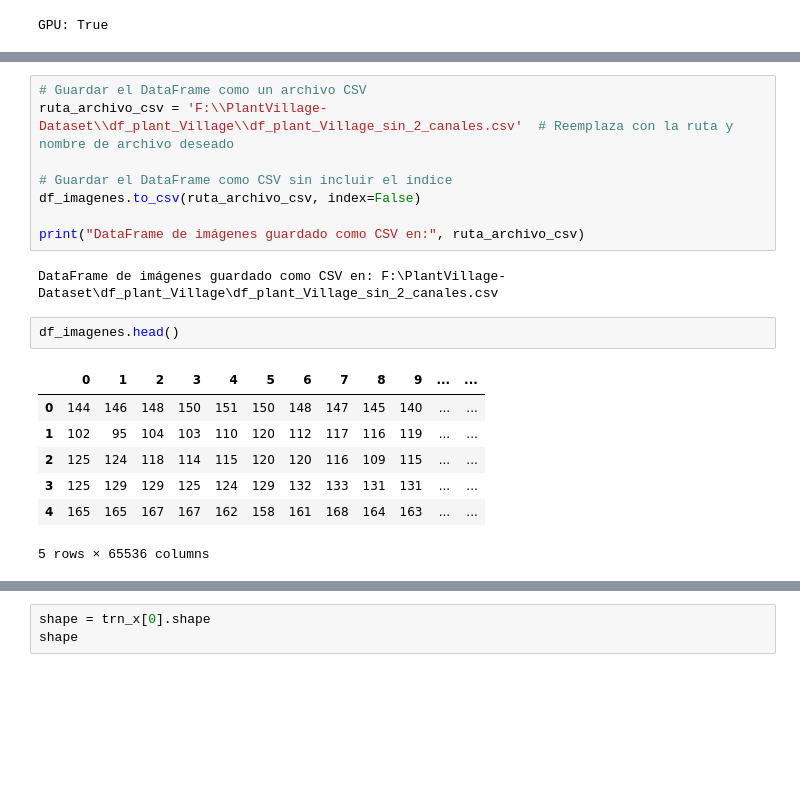
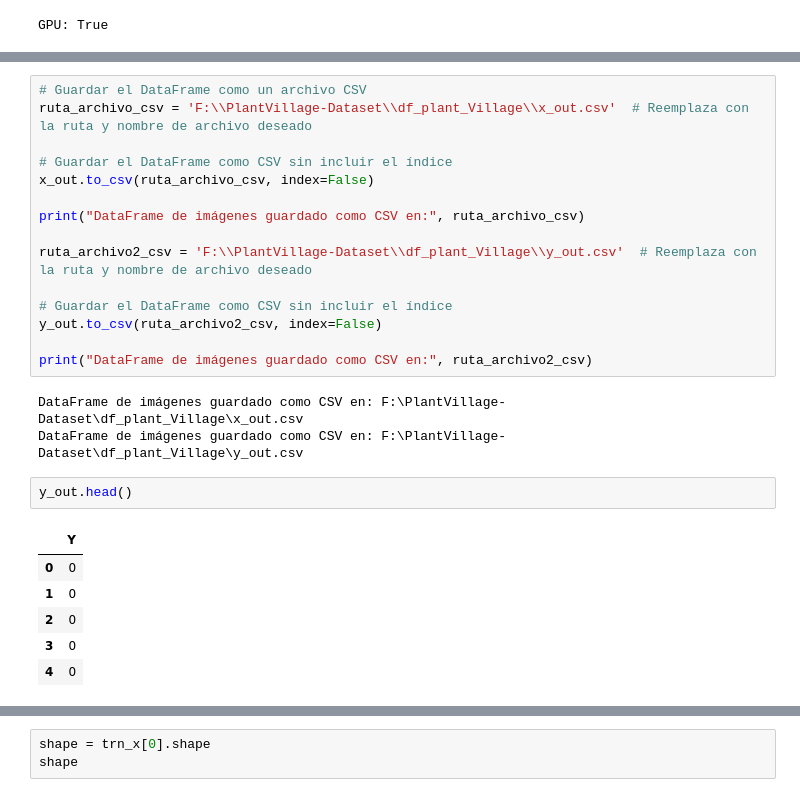
Before and after one commit to unbreakrermario/CD-1, a Jupyter notebook: MNIST_Pytorch_MLP.ipynb, the cells around one changed output, grey strips where cells are left out. Saved outputs shown, nothing was run; the diff lists cells and outputs as text; blank space fills up the shorter version.

```diff
--- a/MNIST_Pytorch_MLP.ipynb
+++ b/MNIST_Pytorch_MLP.ipynb
@@ -119,20 +69,27 @@ Cargando archivo 3875 de 18160: F:\PlantVillage-Dataset\Processed_Images\Tomato_
 # %%
 # Guardar el DataFrame como un archivo CSV
-ruta_archivo_csv = 'F:\\PlantVillage-Dataset\\df_plant_Village\\df_plant_Village_sin_2_canales.csv'  # Reemplaza con la ruta y nombre de archivo deseado
+ruta_archivo_csv = 'F:\\PlantVillage-Dataset\\df_plant_Village\\x_out.csv'  # Reemplaza con la ruta y nombre de archivo deseado
 
 # Guardar el DataFrame como CSV sin incluir el índice
-df_imagenes.to_csv(ruta_archivo_csv, index=False)
+x_out.to_csv(ruta_archivo_csv, index=False)
 
 print("DataFrame de imágenes guardado como CSV en:", ruta_archivo_csv)
+
+ruta_archivo2_csv = 'F:\\PlantVillage-Dataset\\df_plant_Village\\y_out.csv'  # Reemplaza con la ruta y nombre de archivo deseado
+
+# Guardar el DataFrame como CSV sin incluir el índice
+y_out.to_csv(ruta_archivo2_csv, index=False)
+
+print("DataFrame de imágenes guardado como CSV en:", ruta_archivo2_csv)
 # %% [output]
-DataFrame de imágenes guardado como CSV en: F:\PlantVillage-Dataset\df_plant_Village\df_plant_Village_sin_2_canales.csv
+DataFrame de imágenes guardado como CSV en: F:\PlantVillage-Dataset\df_plant_Village\x_out.csv
+DataFrame de imágenes guardado como CSV en: F:\PlantVillage-Dataset\df_plant_Village\y_out.csv
 # %%
-df_imagenes.head()
+y_out.head()
 # %% [output]
-|  | 0 | 1 | 2 | 3 | 4 | 5 | 6 | 7 | 8 | 9 | ... | ... |
-| 0 | 144 | 146 | 148 | 150 | 151 | 150 | 148 | 147 | 145 | 140 | ... | ... |
-| 1 | 102 | 95 | 104 | 103 | 110 | 120 | 112 | 117 | 116 | 119 | ... | ... |
-| 2 | 125 | 124 | 118 | 114 | 115 | 120 | 120 | 116 | 109 | 115 | ... | ... |
-| 3 | 125 | 129 | 129 | 125 | 124 | 129 | 132 | 133 | 131 | 131 | ... | ... |
-| 4 | 165 | 165 | 167 | 167 | 162 | 158 | 161 | 168 | 164 | 163 | ... | ... |
+|  | Y |
+| 0 | 0 |
+| 1 | 0 |
+| 2 | 0 |
+| 3 | 0 |
+| 4 | 0 |
-5 rows × 65536 columns
```
Also changed, not shown: parts of 9 cells of this notebook, 1 other file.
